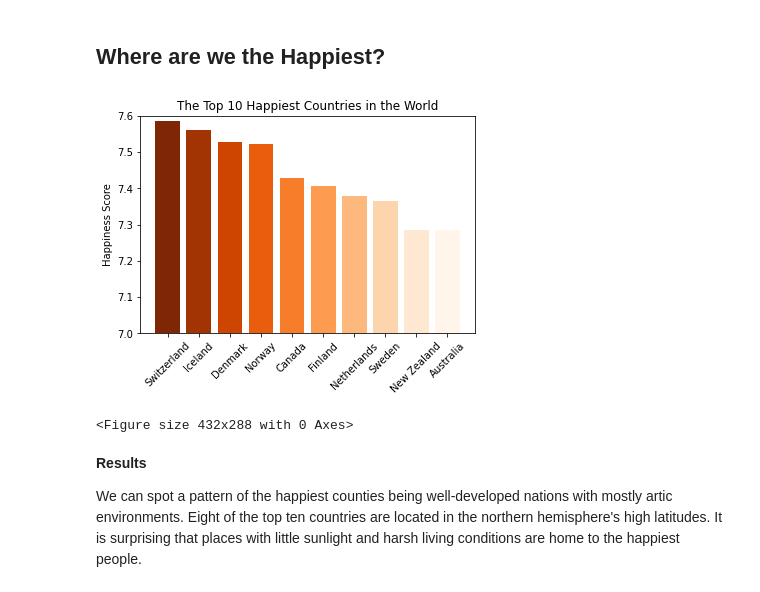
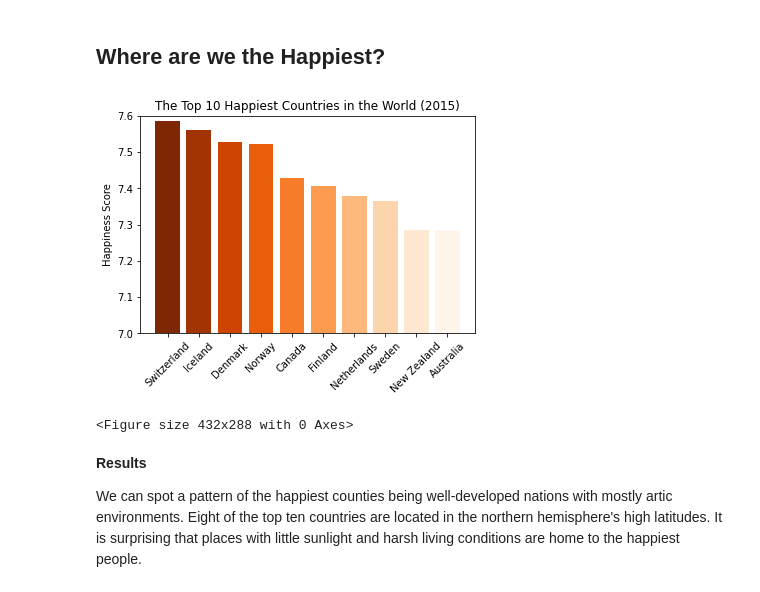
Before and after one commit to kyleyoshimoto/Happiness-EDA, a Jupyter notebook: Happiness2015-EDA.ipynb, the cells around one changed output. Cells and saved outputs as stored; diff of their text form; code cells hidden in the pictures.

```diff
--- a/Happiness2017-EDA-Copy1.ipynb
+++ b/Happiness2015-EDA.ipynb
@@ -84,21 +84,21 @@ happy2015.describe()
 # %%
 cmap_o = plt.cm.get_cmap('Oranges_r', 10)
 
 plt.bar(range(10), happy2015["Happiness Score"][happy2015["Happiness Rank"] <= 10], color=[cmap_o(i) for i in range(10)])
 
 ax = plt.subplot()
 ax.set_xticks(range(10))
 ax.set_xticklabels(happy2015["Country"][happy2015["Happiness Rank"] <= 10])
 plt.ylim(7.0,7.6)
 plt.xticks(rotation = 45)
 
-plt.title("The Top 10 Happiest Countries in the World")
+plt.title("The Top 10 Happiest Countries in the World (2015)")
 plt.ylabel("Happiness Score")
 
 plt.show()
 plt.clf()
 # %% [output]
-[figure, old version]
+[figure, new version]
 <Figure size 432x288 with 0 Axes>
 # %% [markdown]
 **Results**
```
Also changed, not shown: parts of 4 cells of this notebook.
